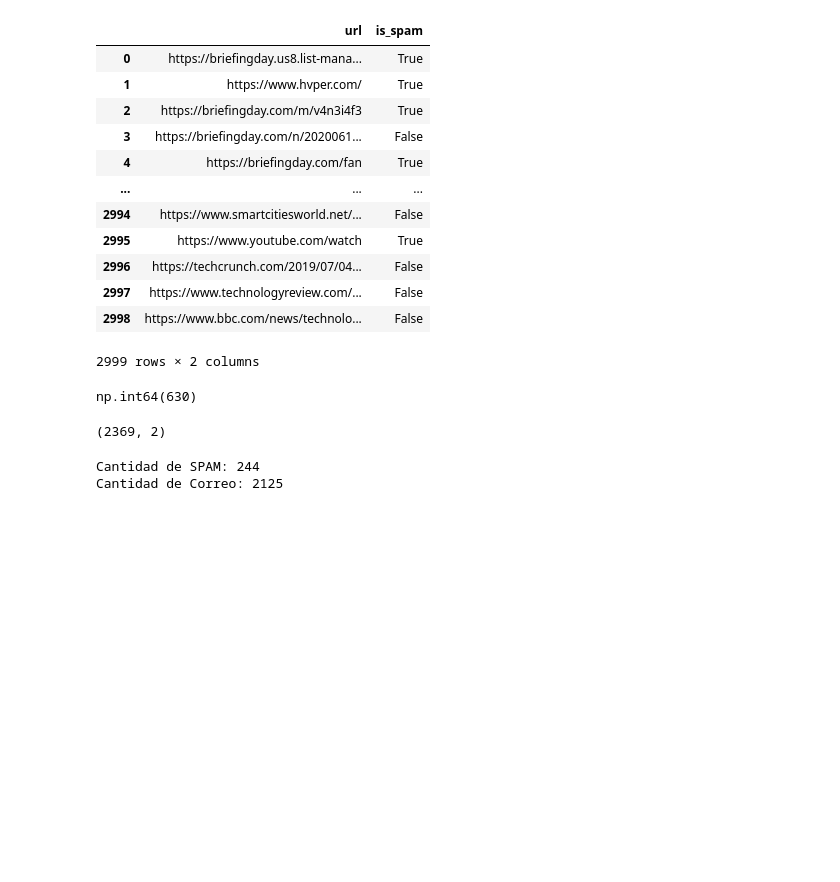
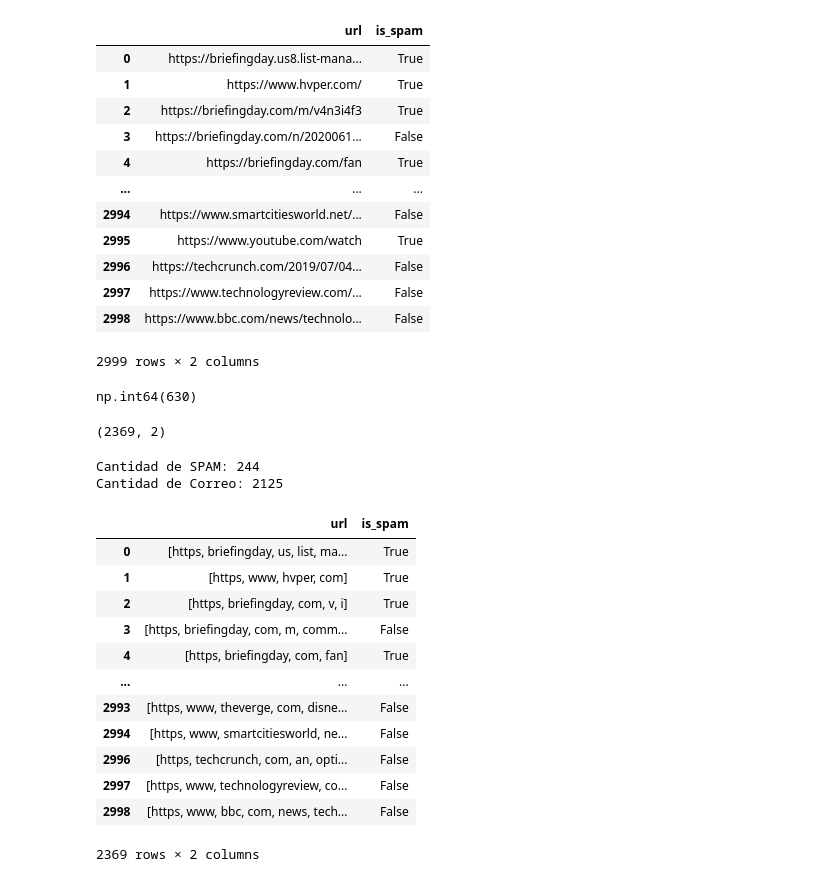
Before and after one commit to jayc888/NLP-JAYC888, a Jupyter notebook: src/explore.ipynb, the cells around one changed output. Cells and saved outputs as stored; diff of their text form; code cells hidden in the pictures; blank space fills up the shorter version.

```diff
--- a/src/explore.ipynb
+++ b/src/explore.ipynb
@@ -57,0 +60,16 @@ def preprocess_text(text):
+# %%
+df
+# %% [output]
+|  | url | is_spam |
+| 0 | [https, briefingday, us, list, ma... | True |
+| 1 | [https, www, hvper, com] | True |
+| 2 | [https, briefingday, com, v, i] | True |
+| 3 | [https, briefingday, com, m, comm... | False |
+| 4 | [https, briefingday, com, fan] | True |
+| ... | ... | ... |
+| 2993 | [https, www, theverge, com, disne... | False |
+| 2994 | [https, www, smartcitiesworld, ne... | False |
+| 2996 | [https, techcrunch, com, an, opti... | False |
+| 2997 | [https, www, technologyreview, co... | False |
+| 2998 | [https, www, bbc, com, news, tech... | False |
+2369 rows × 2 columns
```
Also changed, not shown: parts of 8 cells of this notebook, 1 other file.
